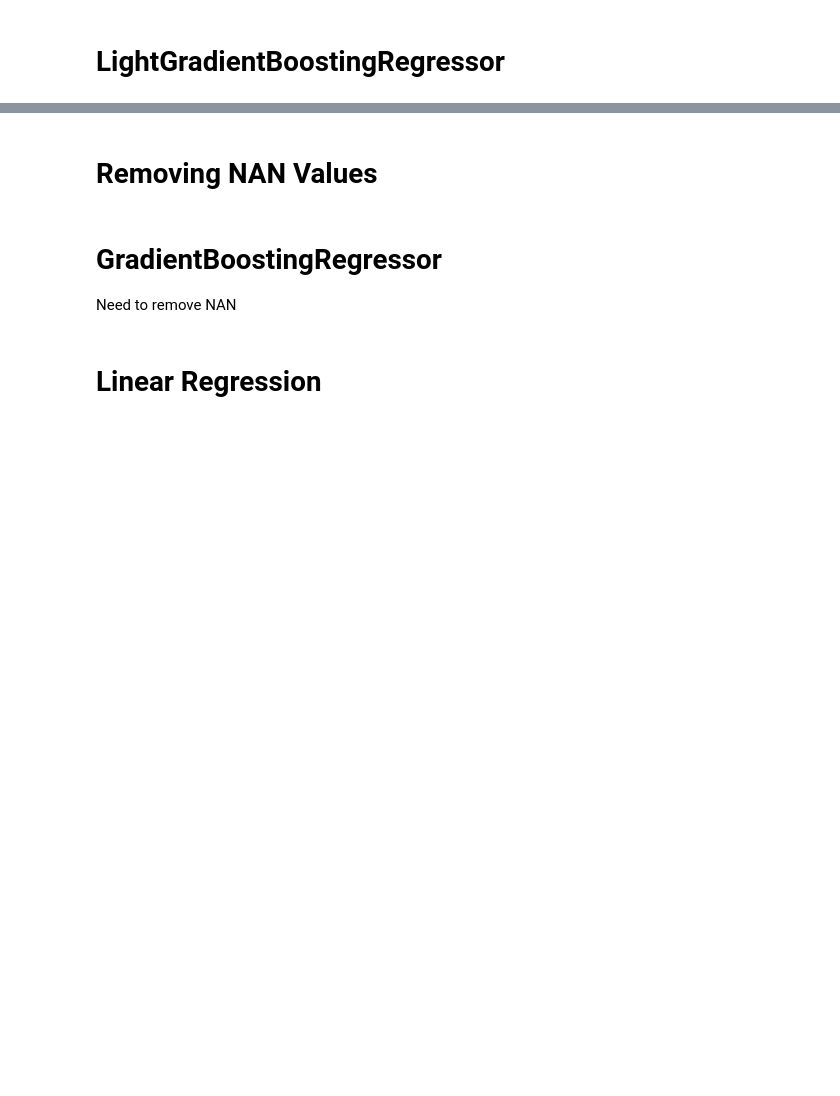
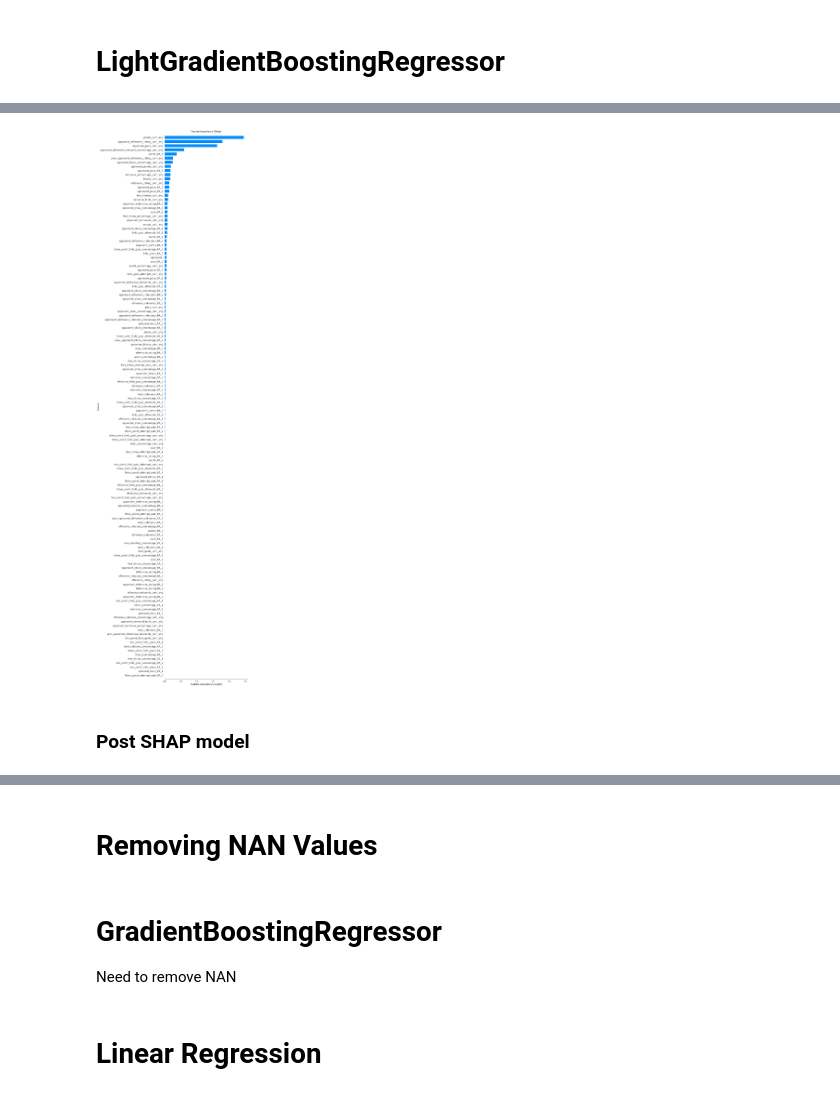
Before and after one commit to Lhett2626/Capstone, a Jupyter notebook: Models.ipynb, the cells around one changed output, grey strips where cells are left out. Cells and saved outputs as stored; diff of their text form; code cells hidden in the pictures; blank space fills up the shorter version.

```diff
--- a/Models.ipynb
+++ b/Models.ipynb
@@ -83,0 +165,9 @@ AttributeError: 'HistGradientBoostingRegressor' object has no attribute 'feature
+# %%
+X1 = X[post_split_gain]
+# %%
+X_train1, X_test1, y_train1, y_test1 = train_test_split(X1, y, test_size=0.1, random_state=42)
+# %%
+lgbm.fit(X_train1, y_train1,
+         eval_set=[(X_test1, y_test1)],
+         eval_metric='l1',
+         early_stopping_rounds=10)
@@ -83,0 +204,3 @@ AttributeError: 'HistGradientBoostingRegressor' object has no attribute 'feature
+# %%
+explainer = shap.TreeExplainer(lgbm)
+shap_values = explainer.shap_values(X_train1)
@@ -83,0 +237,10 @@ AttributeError: 'HistGradientBoostingRegressor' object has no attribute 'feature
+# %%
+shap.summary_plot(shap_values, X_train1, max_display= 131, plot_type='bar', show=False)
+plt.title('Feature importance (Shap)')
+plt.xlabel('Feature importance (split)')
+plt.ylabel('Features')
+plt.show()
+# %% [output]
+[figure, added]
+# %% [markdown]
+### Post SHAP model
```
Also changed, not shown: parts of 123 cells of this notebook, 2 other files.
